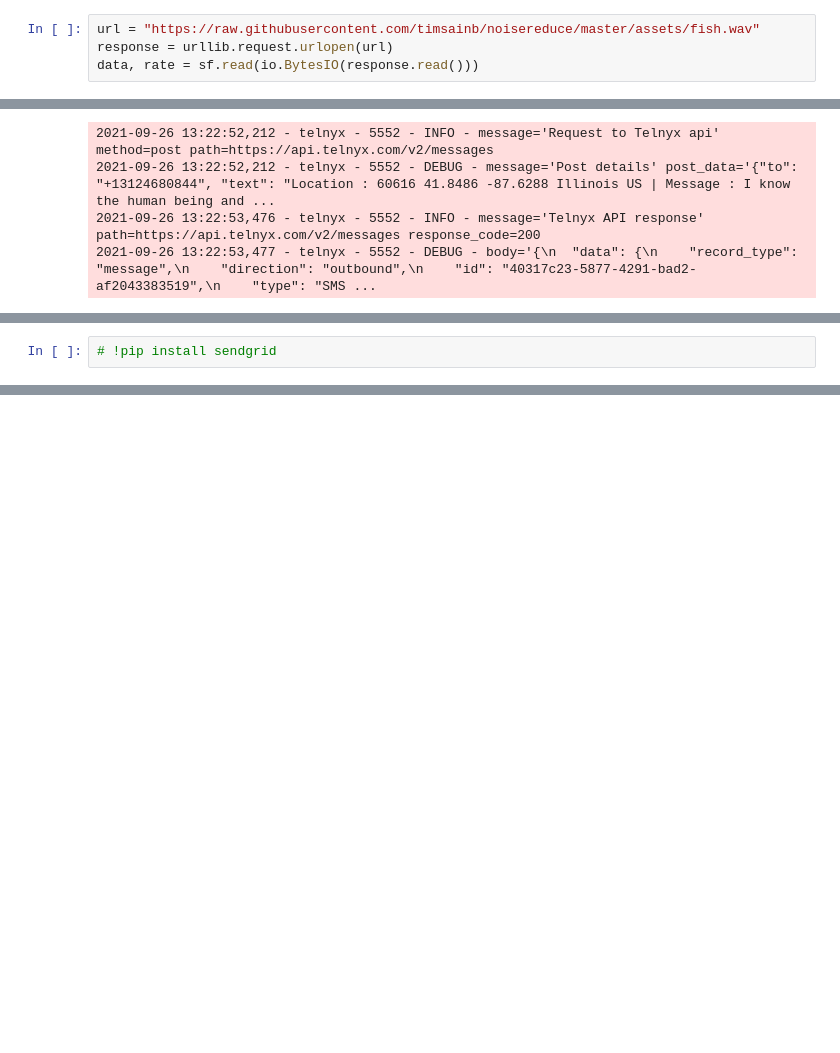
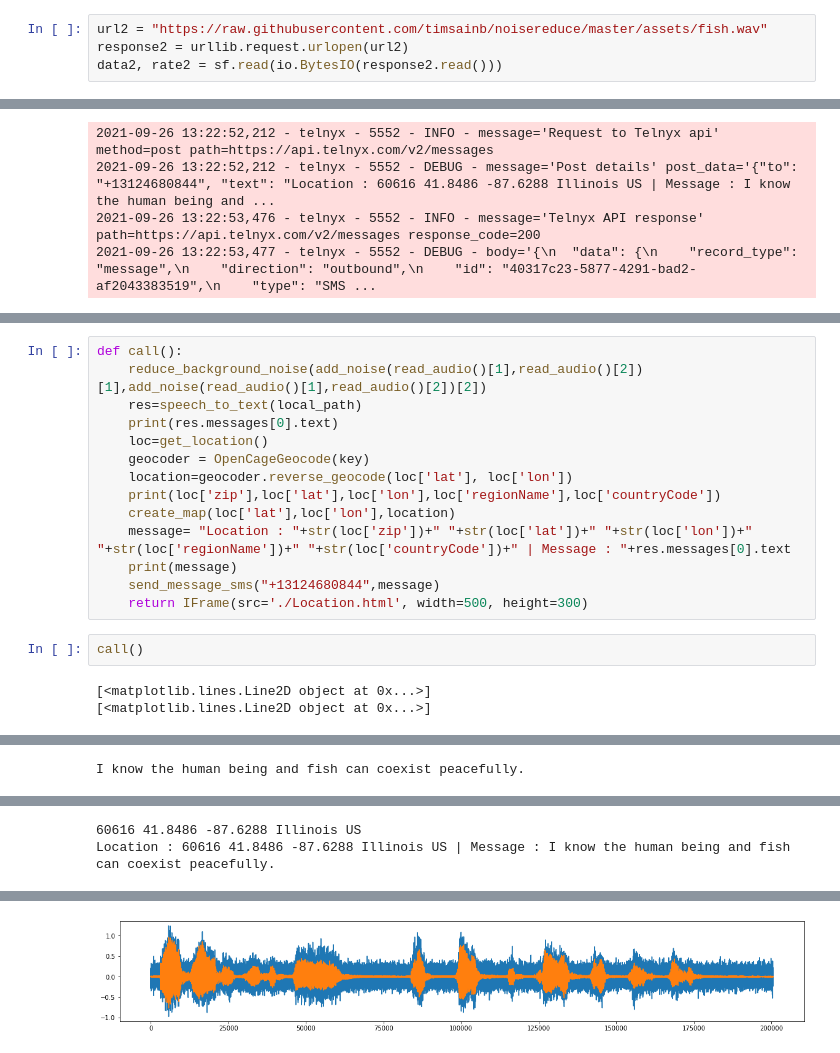
Before and after one commit to srhr17/TADHack, a Jupyter notebook: TADHack.ipynb, the cells around one changed output, grey strips where cells are left out. Drawn from its saved outputs; the diff is of its cells as text; blank space fills up the shorter version.

```diff
--- a/TADHack.ipynb
+++ b/TADHack.ipynb
@@ -30,7 +34,7 @@ app_secret = "53796c314e76737756526f764371586d5f69564b444a756f4976792d6f4f414c46
 key="a69c4da3267940b09b2c036d14d90ede"
 local_path = './test.wav'
 # %%
-url = "https://raw.githubusercontent.com/timsainb/noisereduce/master/assets/fish.wav"
-response = urllib.request.urlopen(url)
-data, rate = sf.read(io.BytesIO(response.read()))
+url2 = "https://raw.githubusercontent.com/timsainb/noisereduce/master/assets/fish.wav"
+response2 = urllib.request.urlopen(url2)
+data2, rate2 = sf.read(io.BytesIO(response2.read()))
 # %%
@@ -147,4 +151,21 @@ send_message_sms("+13124680844",message)
 # %% [output]
 [interactive output not drawn]
-# %%
-# !pip install sendgrid
+# %%
+def call():
+    reduce_background_noise(add_noise(read_audio()[1],read_audio()[2])[1],add_noise(read_audio()[1],read_audio()[2])[2])
+    res=speech_to_text(local_path)
+    print(res.messages[0].text)
+    loc=get_location()
+    geocoder = OpenCageGeocode(key)
+    location=geocoder.reverse_geocode(loc['lat'], loc['lon'])
+    print(loc['zip'],loc['lat'],loc['lon'],loc['regionName'],loc['countryCode'])
+    create_map(loc['lat'],loc['lon'],location)
+    message= "Location : "+str(loc['zip'])+" "+str(loc['lat'])+" "+str(loc['lon'])+" "+str(loc['regionName'])+" "+str(loc['countryCode'])+" | Message : "+res.messages[0].text
+    print(message)
+    send_message_sms("+13124680844",message)
+    return IFrame(src='./Location.html', width=500, height=300)
+# %%
+call()
+# %% [output]
+[<matplotlib.lines.Line2D object at 0x...>]
+[<matplotlib.lines.Line2D object at 0x...>]
@@ -150,0 +174 @@ send_message_sms("+13124680844",message)
+I know the human being and fish can coexist peacefully.
@@ -150,0 +177,2 @@ send_message_sms("+13124680844",message)
+60616 41.8486 -87.6288 Illinois US
+Location : 60616 41.8486 -87.6288 Illinois US | Message : I know the human being and fish can coexist peacefully.
@@ -150,0 +182 @@ send_message_sms("+13124680844",message)
+[figure, added]
```
Also changed, not shown: parts of 4 cells of this notebook.
